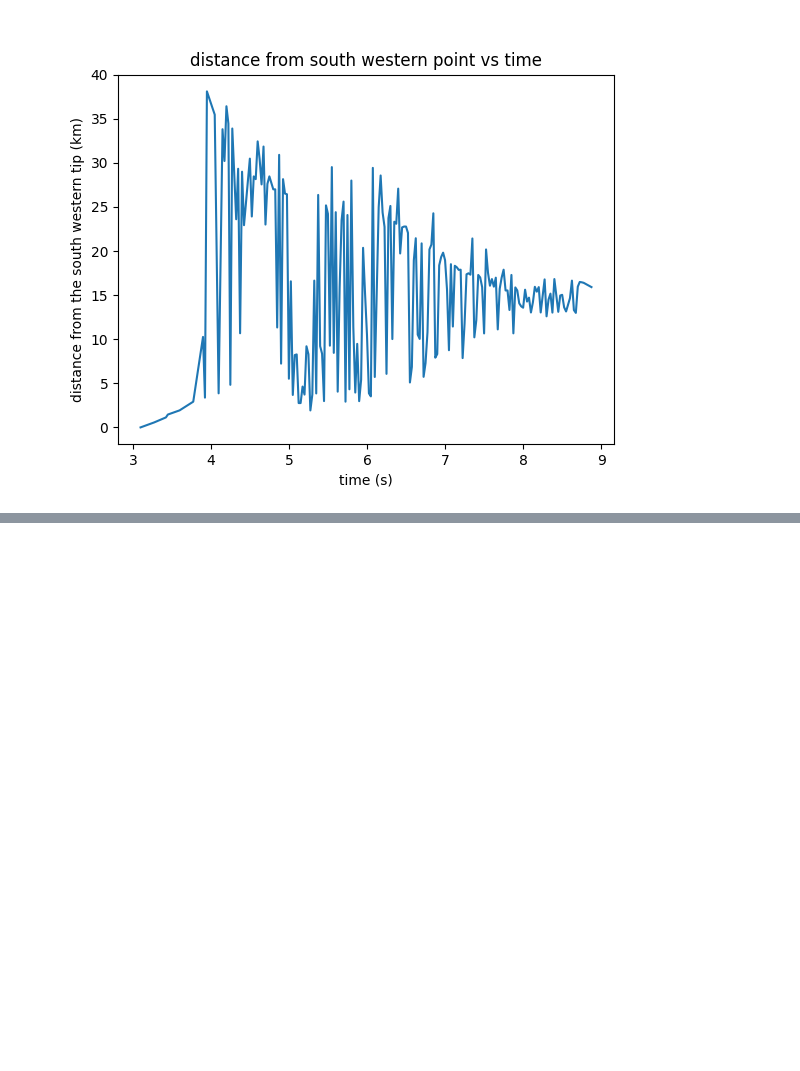
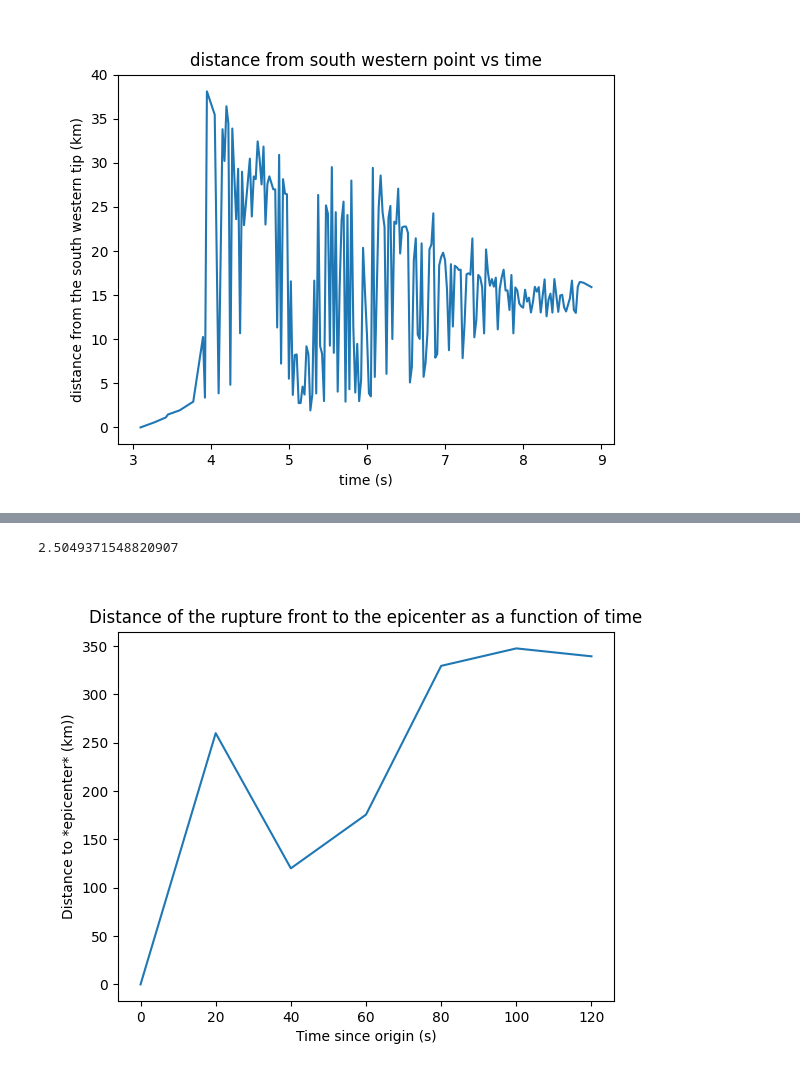
Before and after one commit to Elrondol/doctoral_school, a Jupyter notebook: PROJECT.ipynb, the cells around one changed output, grey strips where cells are left out. Cells and saved outputs as stored; diff of their text form; code cells hidden in the pictures; blank space fills up the shorter version.

```diff
--- a/PROJECT.ipynb
+++ b/PROJECT.ipynb
@@ -474,0 +505,33 @@ print(
+# %%
+#calcul de la vitesse car on a sauvegardé le temps de chaque image et on peut s'en servir pour calculer la vitesse de propagation
+
+#looping over rms maps to know where the amplitude is the highest -> pour l'instant marchera pas des masses car il trouve un blob sur le côté ...
+xx = np.zeros(len(times_fig))
+yy = np.zeros(len(times_fig))
+zz = np.zeros(len(times_fig))
+distances = np.zeros(len(times_fig))
+
+for i in range(len(times_fig)):
+    idx = np.unravel_index(np.argmax(np.abs(rms[i,:,:]), axis=None), rms[i,:,:].shape)
+    xx[i] = x[0,idx[0]] #on lui donne des coordonnées au lieu des indices
+    yy[i] = y[idx[1],0]
+    zz[i] = rms[i,idx[0],idx[1]]
+    distances[i] = gps2dist_azimuth(yy[i],xx[i],yy[0],xx[0])[0]/1000 #calcul distance par rapport à première position e, kliomètres
+
+
+### we only select idexes where the rms is larger than 50% of the max rms in zz
+selected_idx = np.where(zz>=0.5*np.max(zz))[0]
+selected_idx = np.append(0,selected_idx) #rajoute le 0 au cas ou
+
+
+plt.figure()
+plt.title('Distance of the rupture front to the epicenter as a function of time')
+plt.ylabel('Distance to *epicenter* (km))')
+plt.xlabel('Time since origin (s)')
+plt.plot(times_fig[selected_idx],distances[selected_idx])
+
+fit = np.polyfit(times_fig[selected_idx],distances[selected_idx],1)[0]
+print(fit) #2.5 km/s de vitesse de propagation ...  pas loin du 2.2 d/ 2.9 km/s qui est trouvé dans le papier !!!
+# %% [output]
+2.5049371548820907
+[figure, added]
```
Also changed, not shown: parts of 7 cells of this notebook, 2 other files.
